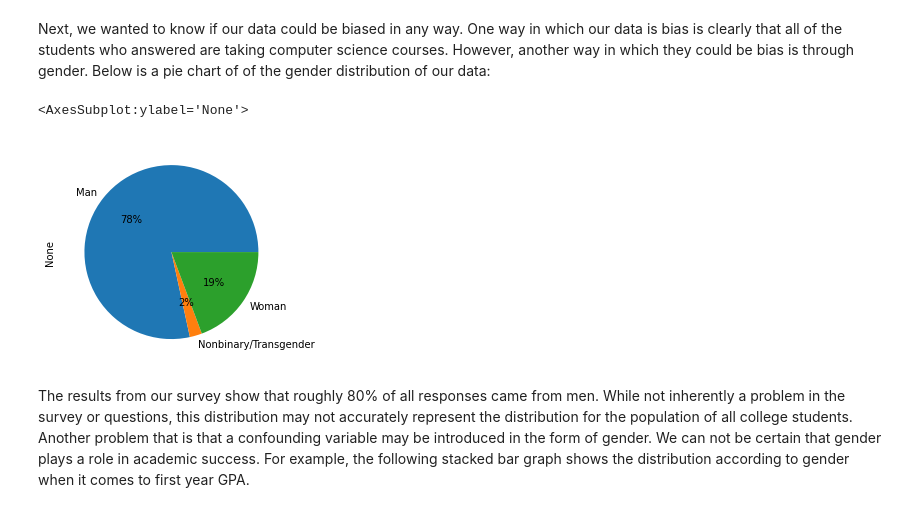
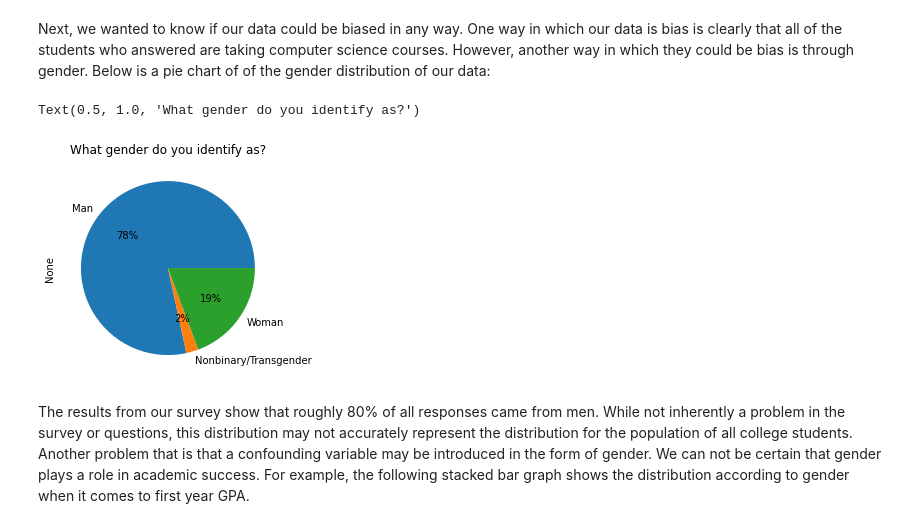
Before and after one commit to TheHenn17/CS105_Miniproject, a Jupyter notebook: project.ipynb, the cells around one changed output. Saved outputs shown, nothing was run; the diff lists cells and outputs as text; code cells hidden in the pictures.

```diff
--- a/project.ipynb
+++ b/project.ipynb
@@ -42,9 +42,10 @@ Next, we wanted to know if our data could be biased in any way. One way in which
 # %%
 gender_data = data.replace("Non-binary/non-conforming", "Nonbinary/Transgender").replace("Transgender-Woman", "Nonbinary/Transgender")
 gender_data.groupby("What gender do you identify as?").size().plot.pie(y='Gender Distribution', autopct='%.0f%%')
+plt.title("What gender do you identify as?")
 # %% [output]
-<AxesSubplot:ylabel='None'>
+Text(0.5, 1.0, 'What gender do you identify as?')
-[figure, old version]
+[figure, new version]
 # %% [markdown]
 The results from our survey show that roughly 80% of all responses came from men. While not inherently a problem in the survey or questions, this distribution may not accurately represent the distribution for the population of all college students. Another problem that is that a confounding variable may be introduced in the form of gender. We can not be certain that gender plays a role in academic success. For example, the following stacked bar graph shows the distribution according to gender when it comes to first year GPA.
 # %%
```
Also changed, not shown: parts of 2 cells of this notebook.
